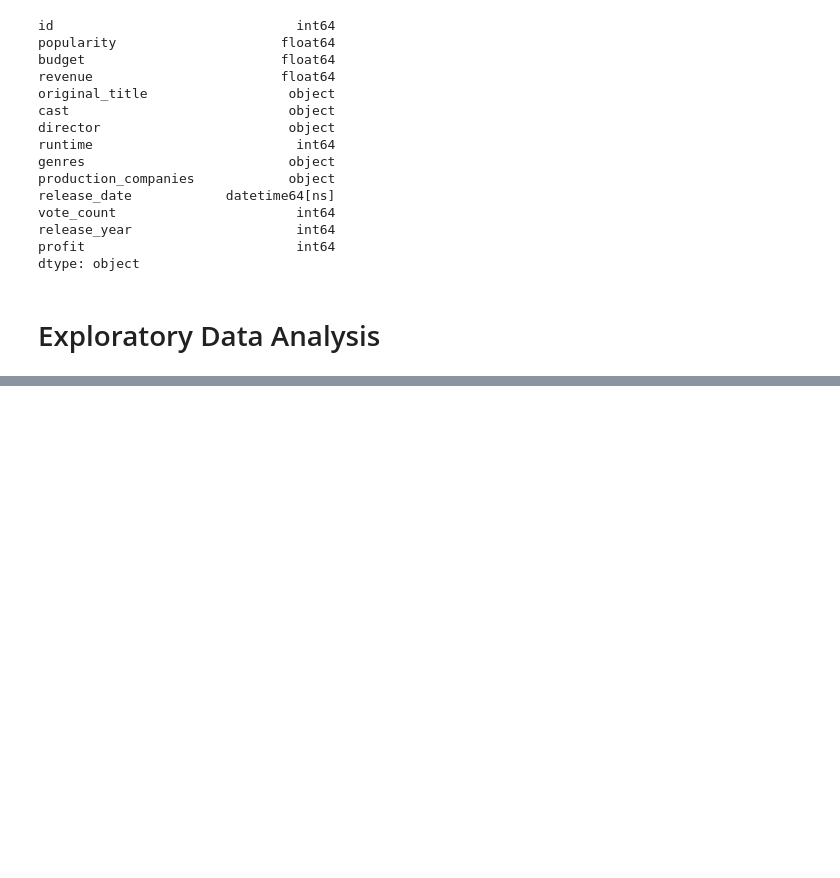
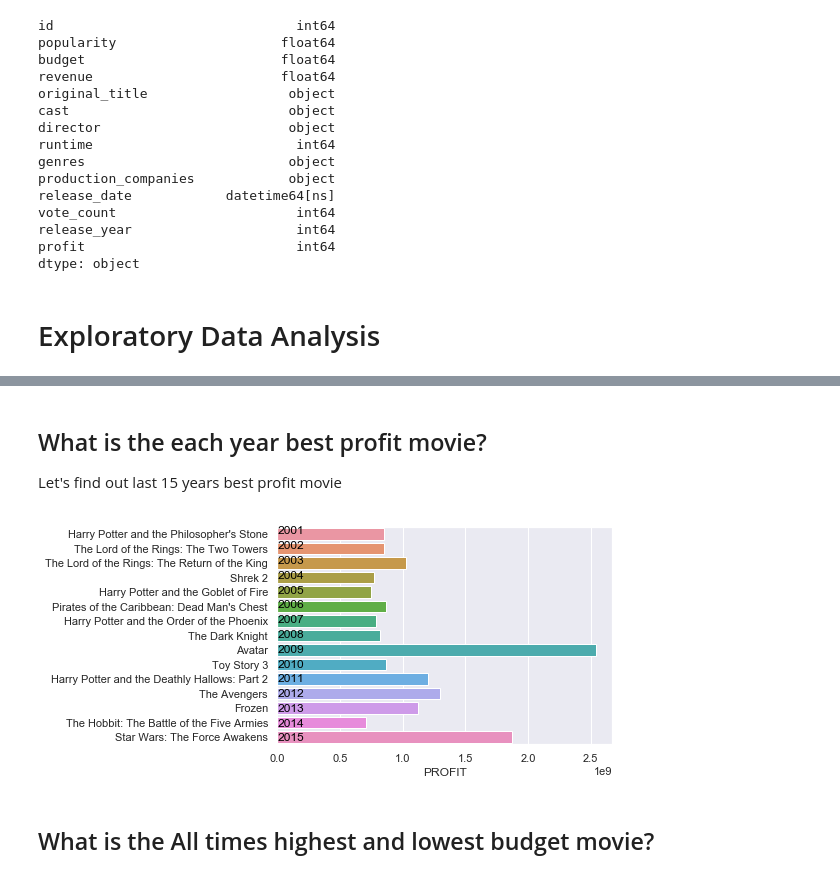
Before and after one commit to aysbt/Data_Cleaning, a Jupyter notebook: TMDb_Movies_Dataset.ipynb, the cells around one changed output, grey strips where cells are left out. Cells and saved outputs as stored; diff of their text form; code cells hidden in the pictures; blank space fills up the shorter version.

```diff
--- a/TMDb_Movies_Dataset.ipynb
+++ b/TMDb_Movies_Dataset.ipynb
@@ -186,3 +187,25 @@ def top_10(col_name):
     plt.ylabel('')
     plt.title('Top 10 Movies in: ' + col_name.upper())
     plt.legend()
+# %%
+ def each_year_best(col_name, size=15):
+        #this function plot the last size=15 years best given varible
+        release = df[['release_year',col_name,'original_title']].sort_values(['release_year',col_name],ascending=False)
+        # group by release year and find the best profit for each year
+        release = pd.DataFrame(release.groupby(['release_year']).agg({col_name:[max,sum],
+                                                                      'original_title':['first'] })).tail(size)
+        #select the max from given column
+        x_max = release.iloc[:,0]
+        #select the sum from given column
+        x_sum = release.iloc[:,1]
+        #select the name title
+        y_title = release.iloc[:,2]
+        #select the index
+        r_date = release.index
+        #plot the desirible variable
+        ax = sns.barplot(x=x_max, y=y_title)
+        for j in range(len(r_date)):
+            #put the year information on the plot
+            ax.text(j,j*1.02,r_date[j], fontsize=12, color='black')
+        plt.xlabel(col_name.upper())
+        plt.ylabel('')
@@ -188,0 +240,9 @@ def top_10(col_name):
+# %% [markdown]
+## What is the each year best profit movie?
+Let's find out last 15 years best profit movie
+# %%
+each_year_best('profit')
+# %% [output]
+[figure, added]
+# %% [markdown]
+## What is the All times highest and lowest budget movie?
```
Also changed, not shown: parts of 20 cells of this notebook.
